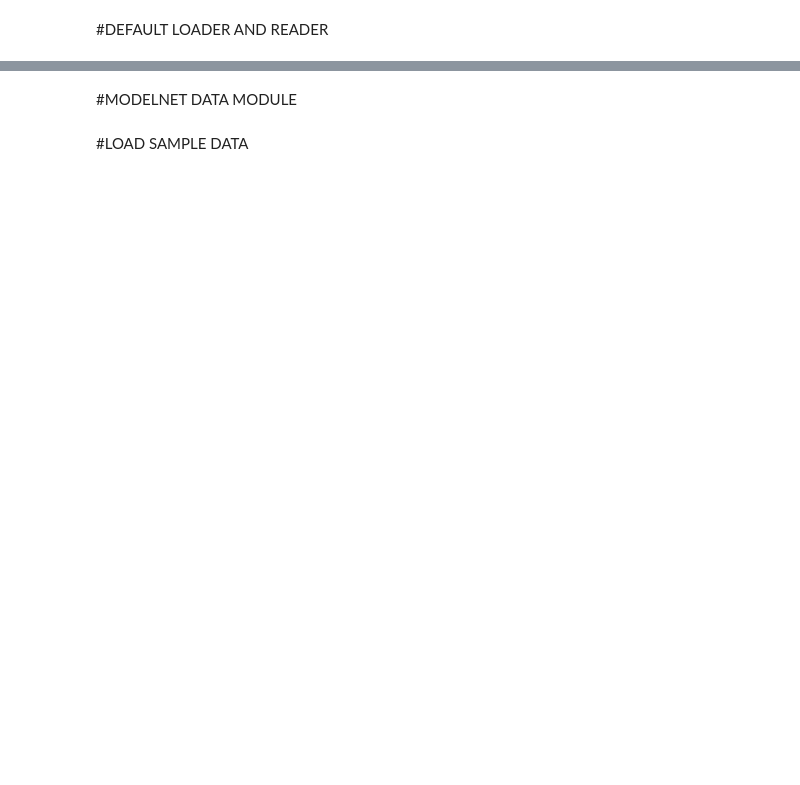
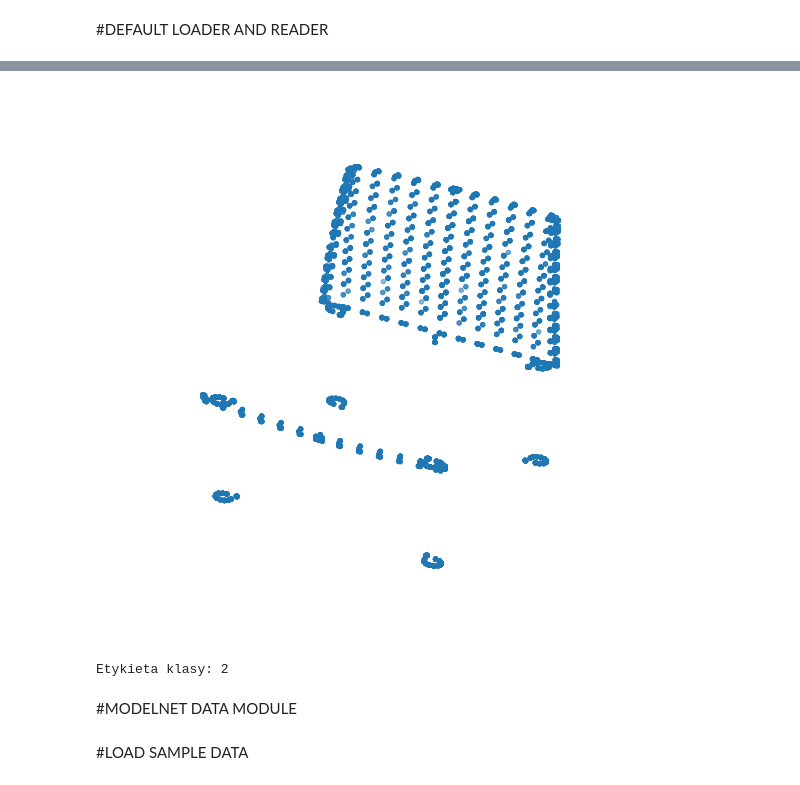
Before and after one commit to wojtekbrodowski/gsn-pointnet, a Jupyter notebook: GSN_PointNet.ipynb, the cells around one changed output, grey strips where cells are left out. Cells and saved outputs as stored; diff of their text form; code cells hidden in the pictures; blank space fills up the shorter version.

```diff
--- a/GSN_PointNet.ipynb
+++ b/GSN_PointNet.ipynb
@@ -147,2 +235,23 @@ class ModelNetFileList(data.Dataset):
+# %%
+mdltest = ModelNetLoader(root='/content/model10/ModelNet10/')
+# %%
+def disp(tensor_image, target):
+    fig = plt.figure(figsize=(10, 10))
+    ax = plt.axes(projection='3d')
+    V_np = np.asarray(tensor_image.cpu())
+    xx = V_np[:, 0]
+    yy = V_np[:, 1]
+    zz = V_np[:, 2]
+    ax.scatter(xx, yy, zz)
+    plt.axis('off')
+    plt.show()
+    print('Etykieta klasy: {}'.format(target))
+    print()
+# %%
+xxx = mdltest[628]
+disp(xxx[0], xxx[1])
+# %% [output]
+[figure, added]
+Etykieta klasy: 2
 # %% [markdown]
 #MODELNET DATA MODULE
```
Also changed, not shown: parts of 30 cells of this notebook.
